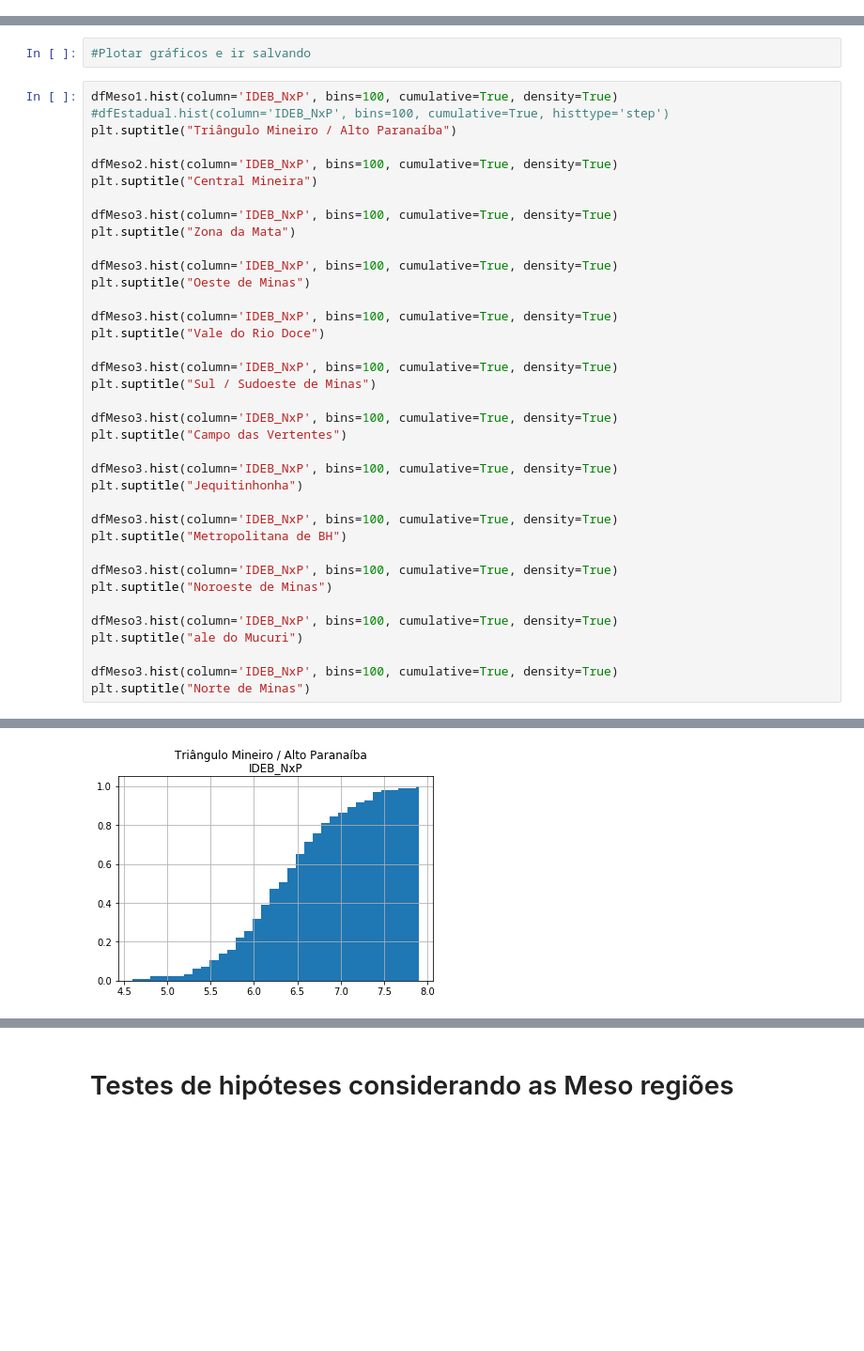
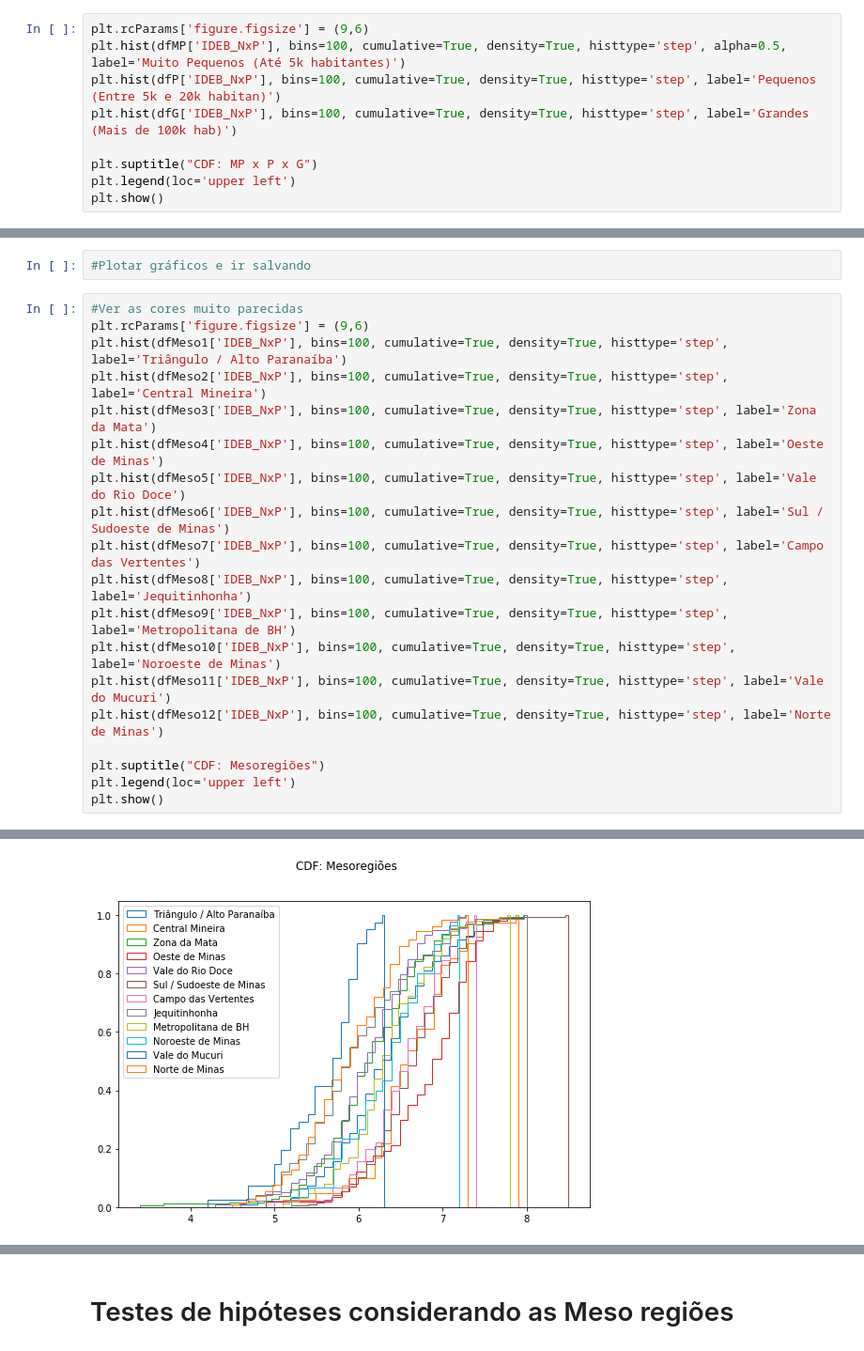
Before and after one commit to jessicatcr-zz/edu-municipios, a Jupyter notebook: Main.ipynb, the cells around one changed output, grey strips where cells are left out. Shown: that part at 94% size. Saved outputs shown, nothing was run; the diff lists cells and outputs as text; blank space fills up the shorter version.

```diff
--- a/Main.ipynb
+++ b/Main.ipynb
@@ -186,0 +172,9 @@ Text(0.5, 0.98, 'Municipios Grandes')
+# %%
+plt.rcParams['figure.figsize'] = (9,6)
+plt.hist(dfMP['IDEB_NxP'], bins=100, cumulative=True, density=True, histtype='step', alpha=0.5, label='Muito Pequenos (Até 5k habitantes)')
+plt.hist(dfP['IDEB_NxP'], bins=100, cumulative=True, density=True, histtype='step', label='Pequenos (Entre 5k e 20k habitan)')
+plt.hist(dfG['IDEB_NxP'], bins=100, cumulative=True, density=True, histtype='step', label='Grandes (Mais de 100k hab)')
+
+plt.suptitle("CDF: MP x P x G")
+plt.legend(loc='upper left')
+plt.show()
@@ -257,40 +253,22 @@ meso_mean
 # %%
 #Plotar gráficos e ir salvando
 # %%
-dfMeso1.hist(column='IDEB_NxP', bins=100, cumulative=True, density=True)
-#dfEstadual.hist(column='IDEB_NxP', bins=100, cumulative=True, histtype='step')
-plt.suptitle("Triângulo Mineiro / Alto Paranaíba")
+#Ver as cores muito parecidas
+plt.rcParams['figure.figsize'] = (9,6)
+plt.hist(dfMeso1['IDEB_NxP'], bins=100, cumulative=True, density=True, histtype='step', label='Triângulo / Alto Paranaíba')
+plt.hist(dfMeso2['IDEB_NxP'], bins=100, cumulative=True, density=True, histtype='step', label='Central Mineira')
+plt.hist(dfMeso3['IDEB_NxP'], bins=100, cumulative=True, density=True, histtype='step', label='Zona da Mata')
+plt.hist(dfMeso4['IDEB_NxP'], bins=100, cumulative=True, density=True, histtype='step', label='Oeste de Minas')
+plt.hist(dfMeso5['IDEB_NxP'], bins=100, cumulative=True, density=True, histtype='step', label='Vale do Rio Doce')
+plt.hist(dfMeso6['IDEB_NxP'], bins=100, cumulative=True, density=True, histtype='step', label='Sul / Sudoeste de Minas')
+plt.hist(dfMeso7['IDEB_NxP'], bins=100, cumulative=True, density=True, histtype='step', label='Campo das Vertentes')
+plt.hist(dfMeso8['IDEB_NxP'], bins=100, cumulative=True, density=True, histtype='step', label='Jequitinhonha')
+plt.hist(dfMeso9['IDEB_NxP'], bins=100, cumulative=True, density=True, histtype='step', label='Metropolitana de BH')
+plt.hist(dfMeso10['IDEB_NxP'], bins=100, cumulative=True, density=True, histtype='step', label='Noroeste de Minas')
+plt.hist(dfMeso11['IDEB_NxP'], bins=100, cumulative=True, density=True, histtype='step', label='Vale do Mucuri')
+plt.hist(dfMeso12['IDEB_NxP'], bins=100, cumulative=True, density=True, histtype='step', label='Norte de Minas')
 
-dfMeso2.hist(column='IDEB_NxP', bins=100, cumulative=True, density=True)
-plt.suptitle("Central Mineira")
-
-dfMeso3.hist(column='IDEB_NxP', bins=100, cumulative=True, density=True)
-plt.suptitle("Zona da Mata")
-
-dfMeso3.hist(column='IDEB_NxP', bins=100, cumulative=True, density=True)
-plt.suptitle("Oeste de Minas")
-
-dfMeso3.hist(column='IDEB_NxP', bins=100, cumulative=True, density=True)
-plt.suptitle("Vale do Rio Doce")
-
-dfMeso3.hist(column='IDEB_NxP', bins=100, cumulative=True, density=True)
-plt.suptitle("Sul / Sudoeste de Minas")
-
-dfMeso3.hist(column='IDEB_NxP', bins=100, cumulative=True, density=True)
-plt.suptitle("Campo das Vertentes")
-
-dfMeso3.hist(column='IDEB_NxP', bins=100, cumulative=True, density=True)
-plt.suptitle("Jequitinhonha")
-
-dfMeso3.hist(column='IDEB_NxP', bins=100, cumulative=True, density=True)
-plt.suptitle("Metropolitana de BH")
-
-dfMeso3.hist(column='IDEB_NxP', bins=100, cumulative=True, density=True)
-plt.suptitle("Noroeste de Minas")
-
-dfMeso3.hist(column='IDEB_NxP', bins=100, cumulative=True, density=True)
-plt.suptitle("ale do Mucuri")
-
-dfMeso3.hist(column='IDEB_NxP', bins=100, cumulative=True, density=True)
-plt.suptitle("Norte de Minas")
+plt.suptitle("CDF: Mesoregiões")
+plt.legend(loc='upper left')
+plt.show()
 # %% [output]
@@ -298 +275 @@ Text(0.5, 0.98, 'Norte de Minas')
-[figure, old version]
+[figure, new version]
```
Also changed, not shown: parts of 5 cells of this notebook.
